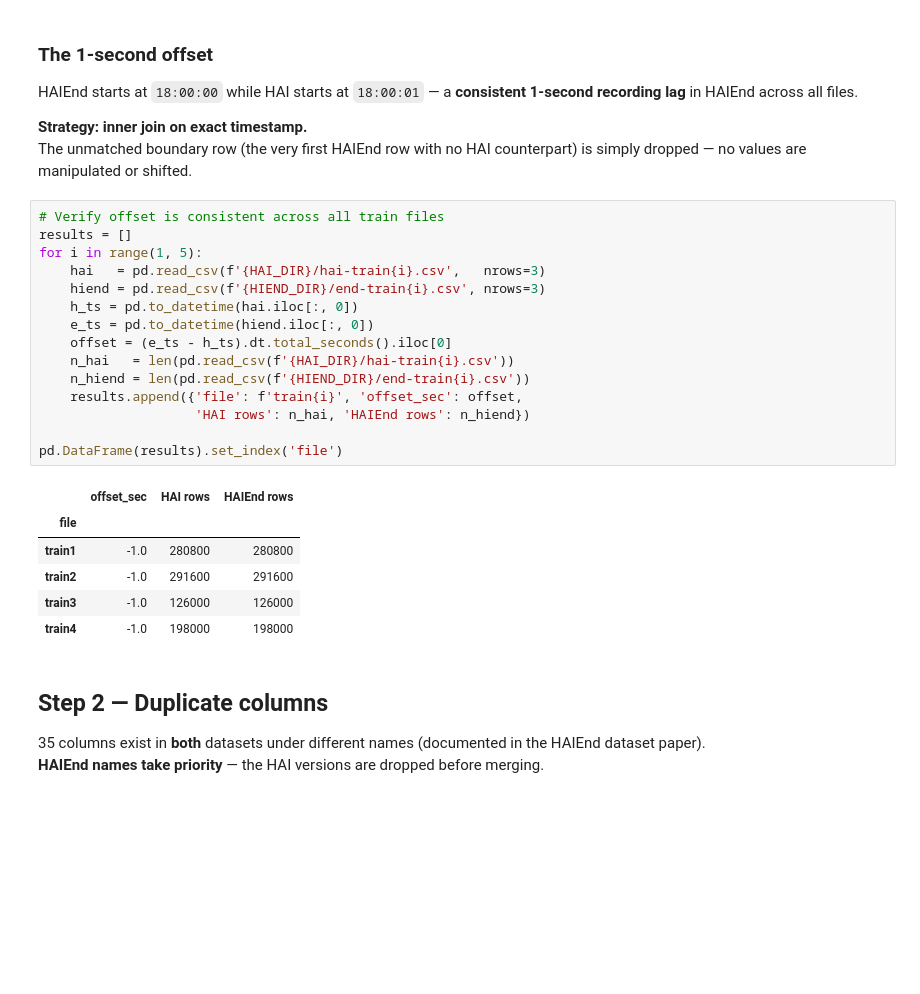
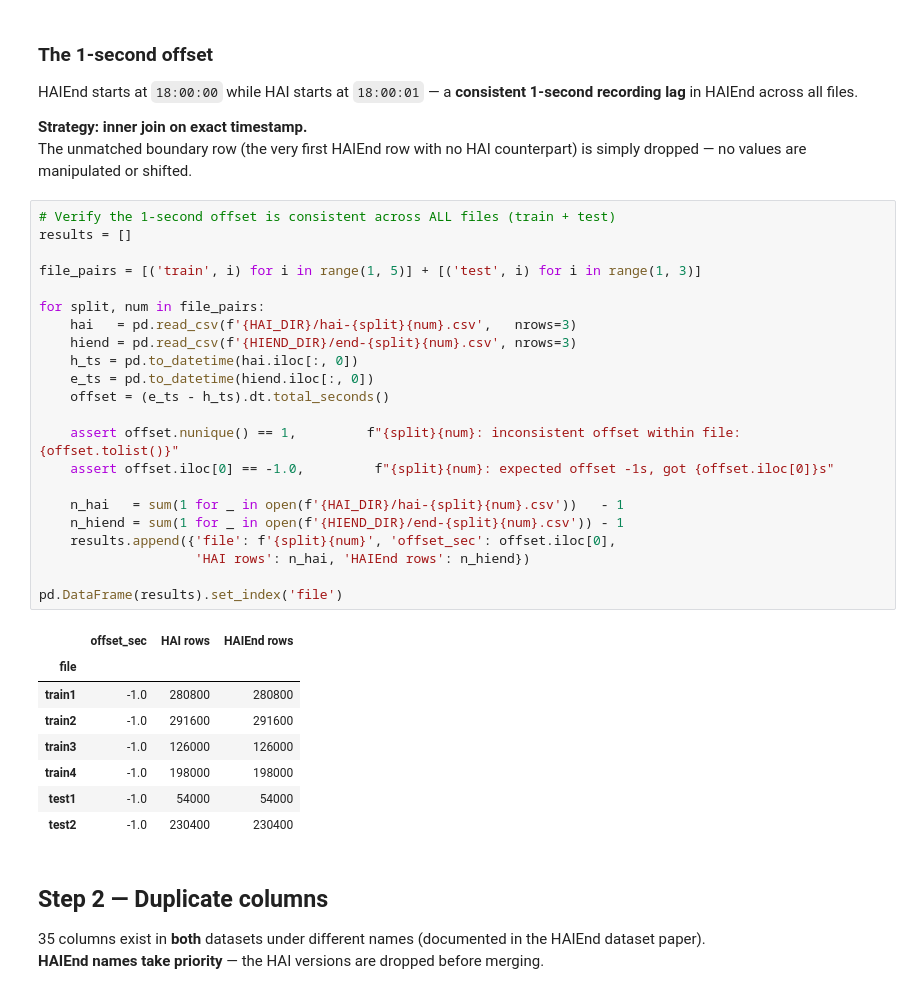
Before and after one commit to hayooka/hai-digital-twin, a Jupyter notebook: notebooks/data_loader_explained.ipynb, the cells around one changed output. Drawn from its saved outputs; the diff is of its cells as text; blank space fills up the shorter version.

```diff
--- a/notebooks/data_loader_explained.ipynb
+++ b/notebooks/data_loader_explained.ipynb
@@ -125,27 +125,36 @@ HAIEnd starts at `18:00:00` while HAI starts at `18:00:01` — a **consistent 1-
 **Strategy: inner join on exact timestamp.**
 The unmatched boundary row (the very first HAIEnd row with no HAI counterpart) is simply dropped — no values are manipulated or shifted.
 # %%
-# Verify offset is consistent across all train files
+# Verify the 1-second offset is consistent across ALL files (train + test)
 results = []
-for i in range(1, 5):
-    hai   = pd.read_csv(f'{HAI_DIR}/hai-train{i}.csv',   nrows=3)
-    hiend = pd.read_csv(f'{HIEND_DIR}/end-train{i}.csv', nrows=3)
+
+file_pairs = [('train', i) for i in range(1, 5)] + [('test', i) for i in range(1, 3)]
+
+for split, num in file_pairs:
+    hai   = pd.read_csv(f'{HAI_DIR}/hai-{split}{num}.csv',   nrows=3)
+    hiend = pd.read_csv(f'{HIEND_DIR}/end-{split}{num}.csv', nrows=3)
     h_ts = pd.to_datetime(hai.iloc[:, 0])
     e_ts = pd.to_datetime(hiend.iloc[:, 0])
-    offset = (e_ts - h_ts).dt.total_seconds().iloc[0]
-    n_hai   = len(pd.read_csv(f'{HAI_DIR}/hai-train{i}.csv'))
-    n_hiend = len(pd.read_csv(f'{HIEND_DIR}/end-train{i}.csv'))
-    results.append({'file': f'train{i}', 'offset_sec': offset,
+    offset = (e_ts - h_ts).dt.total_seconds()
+
+    assert offset.nunique() == 1,         f"{split}{num}: inconsistent offset within file: {offset.tolist()}"
+    assert offset.iloc[0] == -1.0,         f"{split}{num}: expected offset -1s, got {offset.iloc[0]}s"
+
+    n_hai   = sum(1 for _ in open(f'{HAI_DIR}/hai-{split}{num}.csv'))   - 1
+    n_hiend = sum(1 for _ in open(f'{HIEND_DIR}/end-{split}{num}.csv')) - 1
+    results.append({'file': f'{split}{num}', 'offset_sec': offset.iloc[0],
                     'HAI rows': n_hai, 'HAIEnd rows': n_hiend})
 
 pd.DataFrame(results).set_index('file')
 # %% [output]
 |  | offset_sec | HAI rows | HAIEnd rows |
 | file |  |  |  |
 | train1 | -1.0 | 280800 | 280800 |
 | train2 | -1.0 | 291600 | 291600 |
 | train3 | -1.0 | 126000 | 126000 |
 | train4 | -1.0 | 198000 | 198000 |
+| test1 | -1.0 | 54000 | 54000 |
+| test2 | -1.0 | 230400 | 230400 |
 # %% [markdown]
 ## Step 2 — Duplicate columns
 
```
Also changed, not shown: parts of 2 cells of this notebook.
